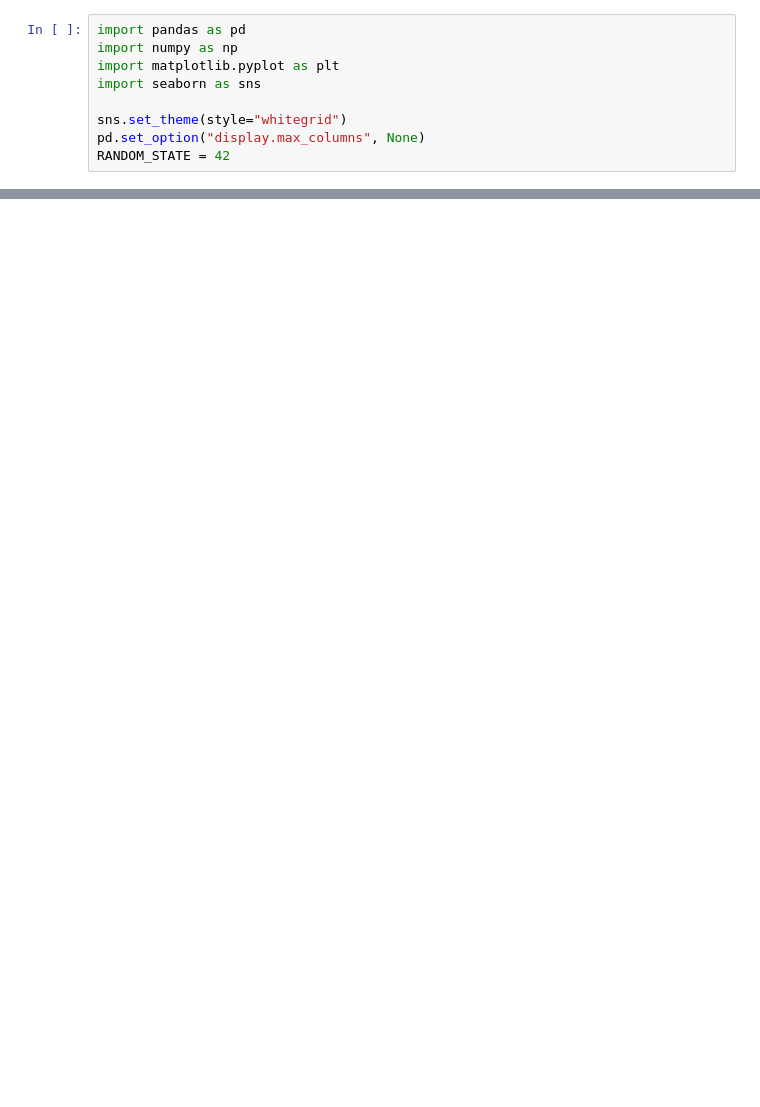
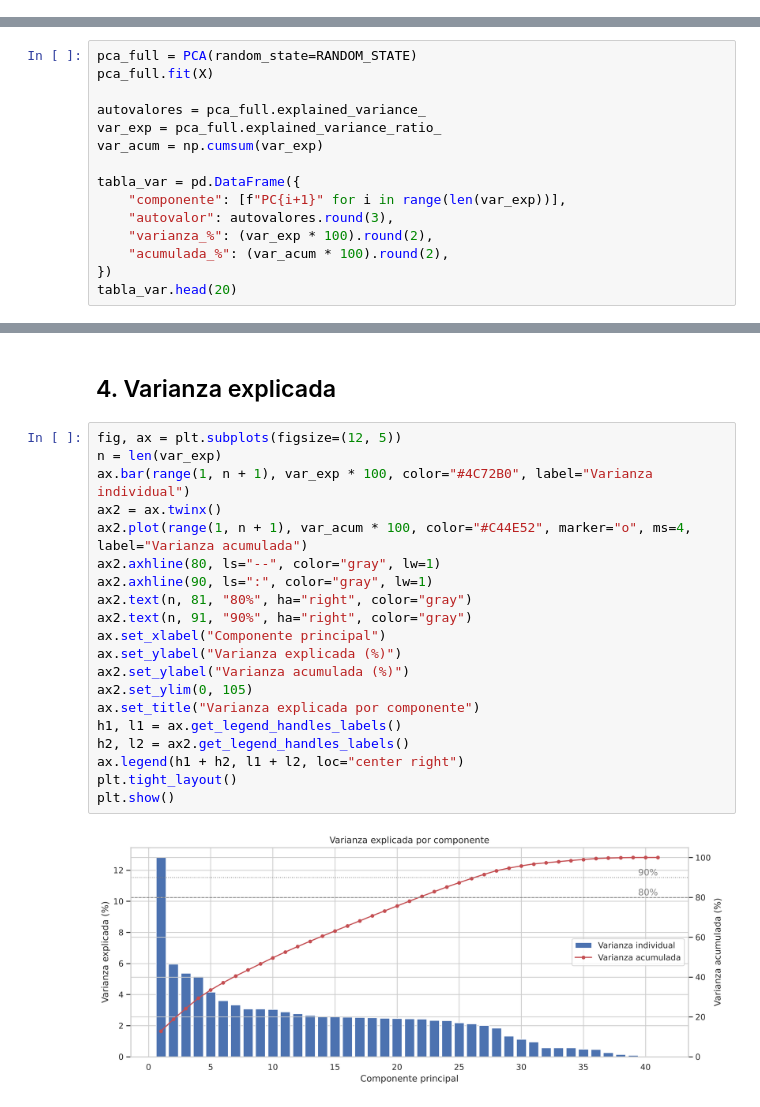
Before and after one commit to juliosalazar98/repositorio-TI26-Salazar, a Jupyter notebook: notebooks/04_unsupervised_model.ipynb, the cells around one changed output, grey strips where cells are left out. Drawn from its saved outputs; the diff is of its cells as text; blank space fills up the shorter version.

```diff
--- a/notebooks/04_unsupervised_model.ipynb
+++ b/notebooks/04_unsupervised_model.ipynb
@@ -10,9 +0,0 @@ Objetivo: reducir dimensiones de las variables de clientes y campañas. **PCA no
-# %%
-import pandas as pd
-import numpy as np
-import matplotlib.pyplot as plt
-import seaborn as sns
-
-sns.set_theme(style="whitegrid")
-pd.set_option("display.max_columns", None)
-RANDOM_STATE = 42
@@ -71,0 +90,15 @@ Qué representa cada componente en el contexto de marketing.
+# %%
+pca_full = PCA(random_state=RANDOM_STATE)
+pca_full.fit(X)
+
+autovalores = pca_full.explained_variance_
+var_exp = pca_full.explained_variance_ratio_
+var_acum = np.cumsum(var_exp)
+
+tabla_var = pd.DataFrame({
+    "componente": [f"PC{i+1}" for i in range(len(var_exp))],
+    "autovalor": autovalores.round(3),
+    "varianza_%": (var_exp * 100).round(2),
+    "acumulada_%": (var_acum * 100).round(2),
+})
+tabla_var.head(20)
@@ -71,0 +123,24 @@ Qué representa cada componente en el contexto de marketing.
+# %% [markdown]
+## 4. Varianza explicada
+# %%
+fig, ax = plt.subplots(figsize=(12, 5))
+n = len(var_exp)
+ax.bar(range(1, n + 1), var_exp * 100, color="#4C72B0", label="Varianza individual")
+ax2 = ax.twinx()
+ax2.plot(range(1, n + 1), var_acum * 100, color="#C44E52", marker="o", ms=4, label="Varianza acumulada")
+ax2.axhline(80, ls="--", color="gray", lw=1)
+ax2.axhline(90, ls=":", color="gray", lw=1)
+ax2.text(n, 81, "80%", ha="right", color="gray")
+ax2.text(n, 91, "90%", ha="right", color="gray")
+ax.set_xlabel("Componente principal")
+ax.set_ylabel("Varianza explicada (%)")
+ax2.set_ylabel("Varianza acumulada (%)")
+ax2.set_ylim(0, 105)
+ax.set_title("Varianza explicada por componente")
+h1, l1 = ax.get_legend_handles_labels()
+h2, l2 = ax2.get_legend_handles_labels()
+ax.legend(h1 + h2, l1 + l2, loc="center right")
+plt.tight_layout()
+plt.show()
+# %% [output]
+[figure, added]
```
Also changed, not shown: parts of 45 cells of this notebook, 1 other file.
